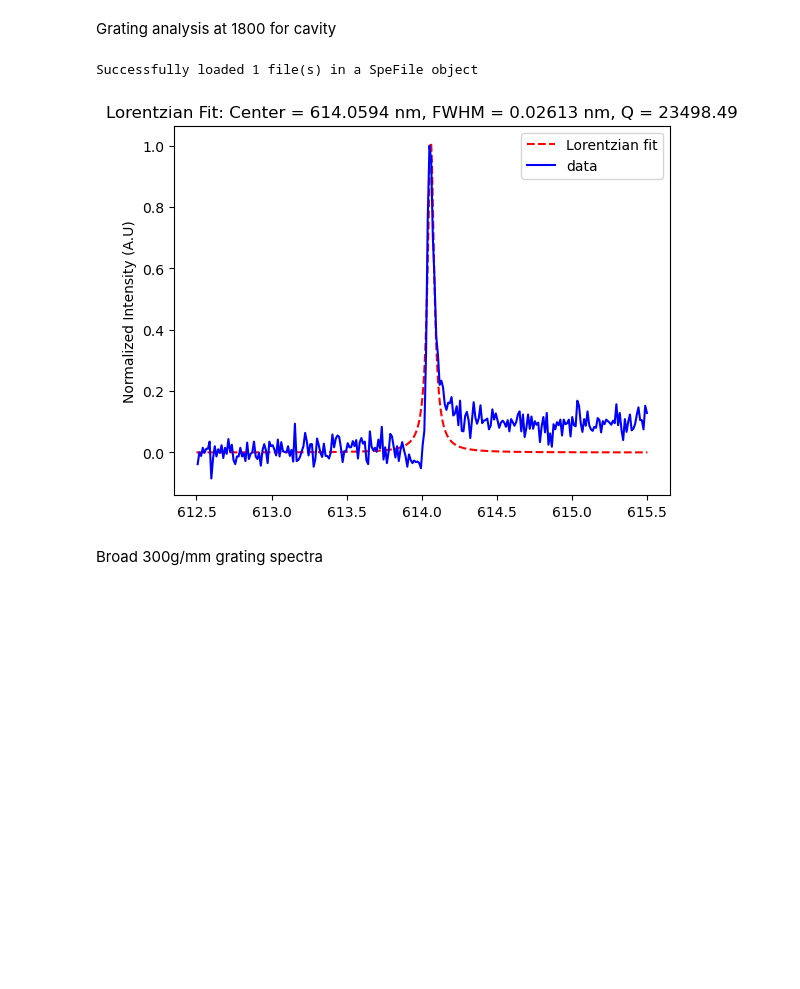
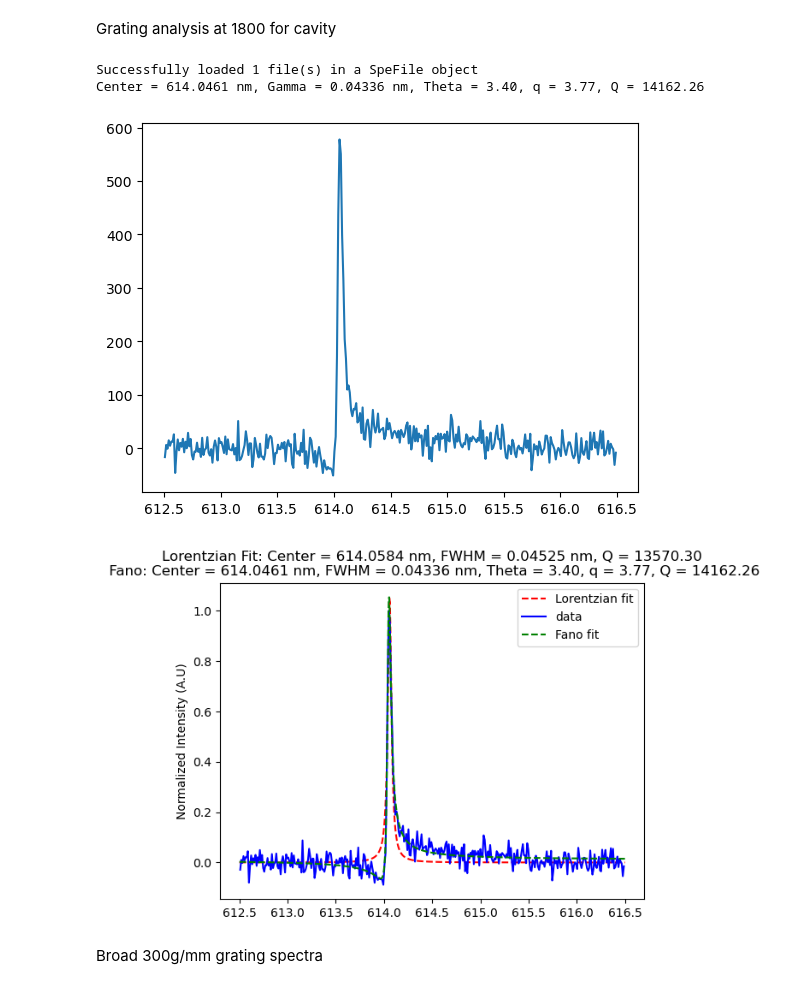
Before and after one commit to UW-Quantum-Defect-Lab/qdmodel, a Jupyter notebook: qdanalysis/date_analysis/2024_12_09_printing.ipynb, the cells around one changed output. Saved outputs shown, nothing was run; the diff lists cells and outputs as text; code cells hidden in the pictures; blank space fills up the shorter version.

```diff
--- a/qdanalysis/date_analysis/2024_12_09_printing.ipynb
+++ b/qdanalysis/date_analysis/2024_12_09_printing.ipynb
@@ -248,6 +701,8 @@ Successfully loaded 1 file(s) in a SpeFile object
 # %% [markdown]
 Transmisson room T
 # %%
+import pandas as pd
+
 filename = '/Users/tommtommbom/Desktop/qdrepos/CdSeSpecData/2024/2024_12_04/482/transmission_Grating/482_10uW_300sec_615center_1800groove 2024 December 04 17_56_39.spe'
 s = speFile3(filename)
 frameNum = 0
@@ -256,7 +711,7 @@ frameNum = 0
 # plt.ylim(0, 1000)
 # Define Lorentzian function
 def lorentzian(x, x0, gamma, a):
-    return a/np.pi * (gamma / ((x - x0)**2 + (gamma)**2))
+    return a/np.pi * (gamma/2 / ((x - x0)**2 + (gamma/2)**2))
 
 # Select data within the range 613 to 615 nm
 mask = (s.wavelengths >= 613.5) & (s.wavelengths <= 614.5)
@@ -278,6 +733,15 @@ x_fit = np.linspace(613.5, 614.5, 1000)
 y_fit = lorentzian(x_fit, *popt)
 plt.plot(x_fit, y_fit, 'r--', label='Lorentzian fit')
 plt.plot(x_data, y_data_normalized, 'b-', label='data')
+# Save the datasets into two CSV files
+
+# Create dataframes for the datasets
+df_y_data_normalized = pd.DataFrame({'x_data': x_data, 'y_data_normalized': y_data_normalized})
+df_y_fit = pd.DataFrame({'x_fit': x_fit, 'y_fit': y_fit})
+
+# Save the dataframes to CSV files
+df_y_data_normalized.to_csv('y_data_normalized.csv', index=False)
+df_y_fit.to_csv('y_fit.csv', index=False)
 plt.ylabel('Normalized Intensity (A.U)')
 plt.legend()
 plt.title(f"Lorentzian Fit: Center = {popt[0]:.4f} nm, FWHM = {popt[1]:.5f} nm, Q = {popt[0]/popt[1]:.2f}")
@@ -290,38 +823,71 @@ Grating analysis at 1800 for cavity
 # %%
 filename = '/Users/tommtommbom/Desktop/qdrepos/CdSeSpecData/2024/2024_12_04/482/slit_closed/482_10uW_300sec_615center_1800groove 2024 December 04 16_39_51.spe'
 s = speFile3(filename)
 frameNum = 0
 #s.quickPlot(frame = frameNum, ylim= None)
 def lorentzian(x, x0, gamma, a):
-    return a/np.pi * (gamma / ((x - x0)**2 + (gamma)**2))
+    gamma = np.abs(gamma)
+    return a/np.pi * (gamma/2 / ((x - x0)**2 + (gamma/2)**2))
+
+def fano(x, x0, gamma, theta, B, C):
+    q = 1/np.tan(theta)
+    omega = 2 * (x-x0)/gamma
+    D = 2*np.sin(theta)
+    return D**2 * (q+omega)**2 / (1+omega**2) / B - C*x
 
 # Select data within the range 613 to 615 nm
-mask = (s.wavelengths >= 612.5) & (s.wavelengths <= 615.5)
+mask = (s.wavelengths >= 612.5) & (s.wavelengths <= 616.5)
 x_data = s.wavelengths[mask]
 y_data = s.data[frameNum][0][0][mask]
+
 # Take average of first 20 points
-average_first_20 = np.mean(y_data[:20])
+def bkg_computation(x_data, y_data):
+    # Fit a linear line for data ranging from 612.5 to 613.5 with 614.5 to 616.5
+    mask_linear = ((x_data >= 612.5) & (x_data <= 613.5)) | ((x_data >= 615.5) & (x_data <= 617.5))
+    x_data_linear = x_data[mask_linear]
+    y_data_linear = y_data[mask_linear]
 
-# Subtract the average from y_data
-y_data_bkg_subtracted = y_data - average_first_20
+    # Fit the data to a linear function
+    def linear(x, m, c):
+        return m * x + c
+
+    popt_linear, _ = curve_fit(linear, x_data_linear, y_data_linear)
+    return y_data - linear(x_data, *popt_linear)
+
+y_data_bkg_subtracted = bkg_computation(x_data, y_data)
+plt.figure()
+plt.plot(x_data, y_data_bkg_subtracted)
+
 # Normalize y_data_bkg_subtracted
 y_data_normalized = (y_data_bkg_subtracted) / (np.max(y_data_bkg_subtracted))
 
 # Fit the data to the Lorentzian function
 popt, _ = curve_fit(lorentzian, x_data, y_data_normalized, p0=[614, 0.01, 1])
+popt_fano, _ = curve_fit(fano, x_data, y_data_normalized, p0=[614.0594, .01, np.pi, 1, 1])
 
 # Plot the fitted curve
-x_fit = np.linspace(612.5, 615.5, 1000)
+import pandas as pd
+x_fit = np.linspace(612.5, 616.5, 1000)
 y_fit = lorentzian(x_fit, *popt)
+y2_fit = fano(x_fit, *popt_fano)
+plt.figure()
 plt.plot(x_fit, y_fit, 'r--', label='Lorentzian fit')
 plt.plot(x_data, y_data_normalized, 'b-', label='data')
+df = pd.DataFrame({'x': x_data, 'y': y_data_normalized})
+df.to_csv('fano_data.csv')
+plt.plot(x_fit, y2_fit, 'g--', label=f'Fano fit')
+df2 = pd.DataFrame({'x': x_fit, 'y': y2_fit})
+df2.to_csv('fano_fit.csv')
+print(f"Center = {popt_fano[0]:.4f} nm, Gamma = {popt_fano[1]:.5f} nm, Theta = {popt_fano[2]:.2f}, q = {1/np.tan(popt_fano[2]):.2f}, Q = {popt_fano[0]/popt_fano[1]:.2f}")
 plt.ylabel('Normalized Intensity (A.U)')
 plt.legend()
-plt.title(f"Lorentzian Fit: Center = {popt[0]:.4f} nm, FWHM = {popt[1]:.5f} nm, Q = {popt[0]/popt[1]:.2f}")
+plt.title(f"Lorentzian Fit: Center = {popt[0]:.4f} nm, FWHM = {popt[1]:.5f} nm, Q = {popt[0]/popt[1]:.2f}\n Fano: Center = {popt_fano[0]:.4f} nm, FWHM = {popt_fano[1]:.5f} nm, Theta = {popt_fano[2]:.2f}, q = {1/np.tan(popt_fano[2]):.2f}, Q = {popt_fano[0]/popt_fano[1]:.2f}")
 plt.show()
 # %% [output]
 Successfully loaded 1 file(s) in a SpeFile object
+Center = 614.0461 nm, Gamma = 0.04336 nm, Theta = 3.40, q = 3.77, Q = 14162.26
-[figure, old version]
+[figure, new version]
+[figure, added]
 # %% [markdown]
 Broad 300g/mm grating spectra
 # %%
```
Also changed, not shown: parts of 18 cells of this notebook, 2 other files.
